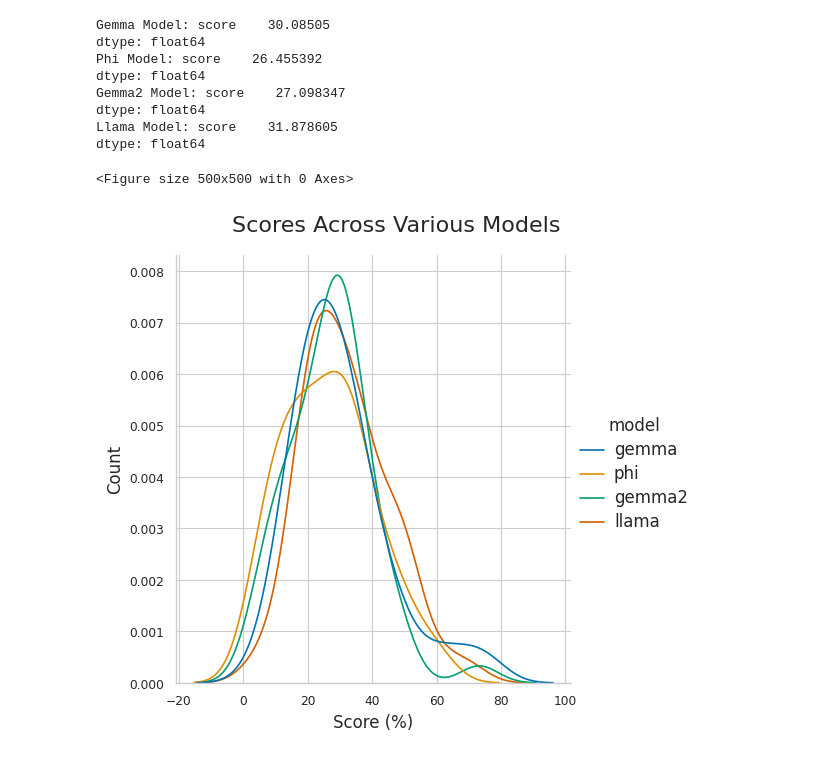
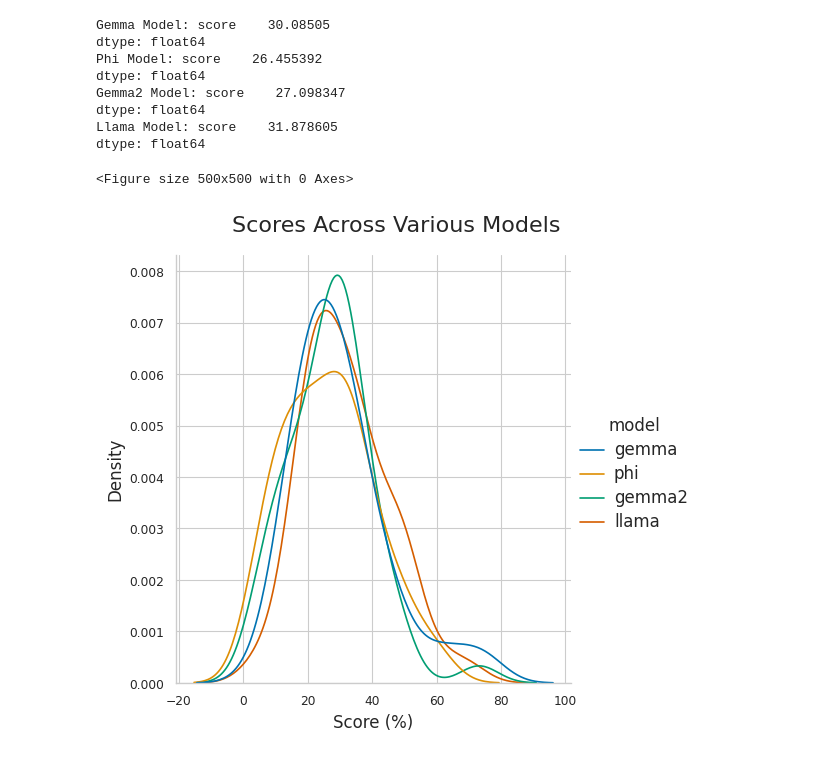
Before and after one commit to swaggirl9000/humor, a Jupyter notebook: experiments/02_phi_gemma_llama.ipynb, the cells around one changed output. Drawn from its saved outputs; the diff is of its cells as text; code cells hidden in the pictures.

Commit message:
plot

```diff
--- a/experiments/02_phi_gemma_llama.ipynb
+++ b/experiments/02_phi_gemma_llama.ipynb
@@ -46,26 +46,26 @@ dtype: float64
 # %%
 gemma = gemma_metric.assign(model="gemma")
 phi = phi_metric.assign(model="phi")
 gemma2 = gemma2_metric.assign(model = "gemma2")
 llama = llama_metric.assign(model = "llama")
 
 sns.set_style("whitegrid")
 sns.set_context("paper")
 plt.figure(figsize=(5, 5))
 sns.set_palette("colorblind")
 
 df = pd.concat([gemma, phi, gemma2, llama]).reset_index(drop=True)
 plot = sns.displot(df, x="score", hue="model", kind="kde")
 plot.fig.suptitle("Scores Across Various Models", fontsize=16, y=1.05)
 
-plot.set_axis_labels("Score (%)", "Count", fontsize=12)
+plot.set_axis_labels("Score (%)", "Density", fontsize=12)
 
 plot._legend.get_title().set_fontsize(12)
 for text in plot._legend.texts:
     text.set_fontsize(12)
 
 plot.savefig("experiment_02.png")
 plt.show()
 # %% [output]
 <Figure size 500x500 with 0 Axes>
-[figure, old version]
+[figure, new version]
```
Also changed, not shown: 3 other files.
